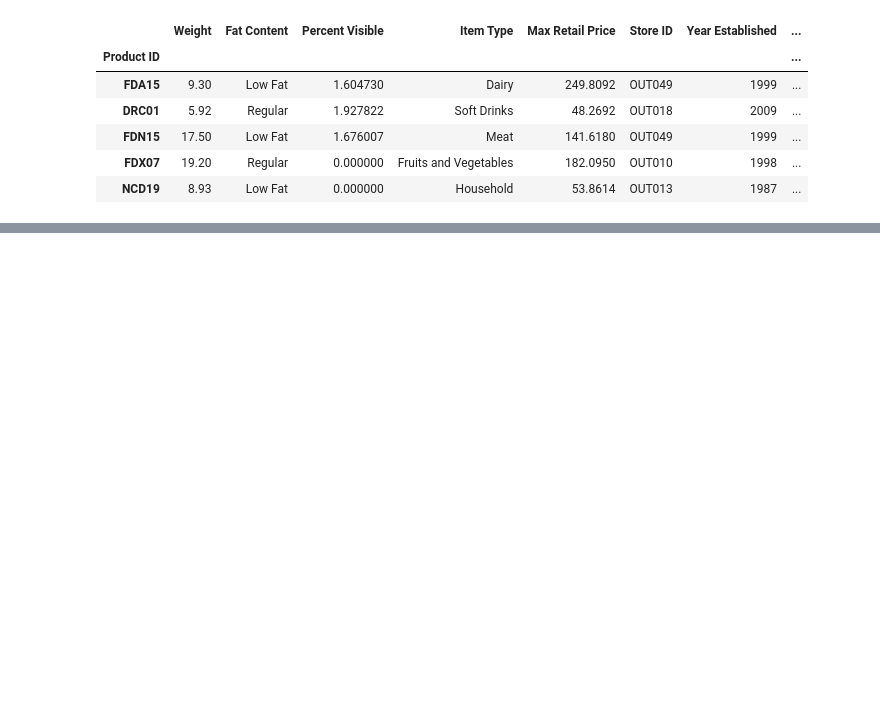
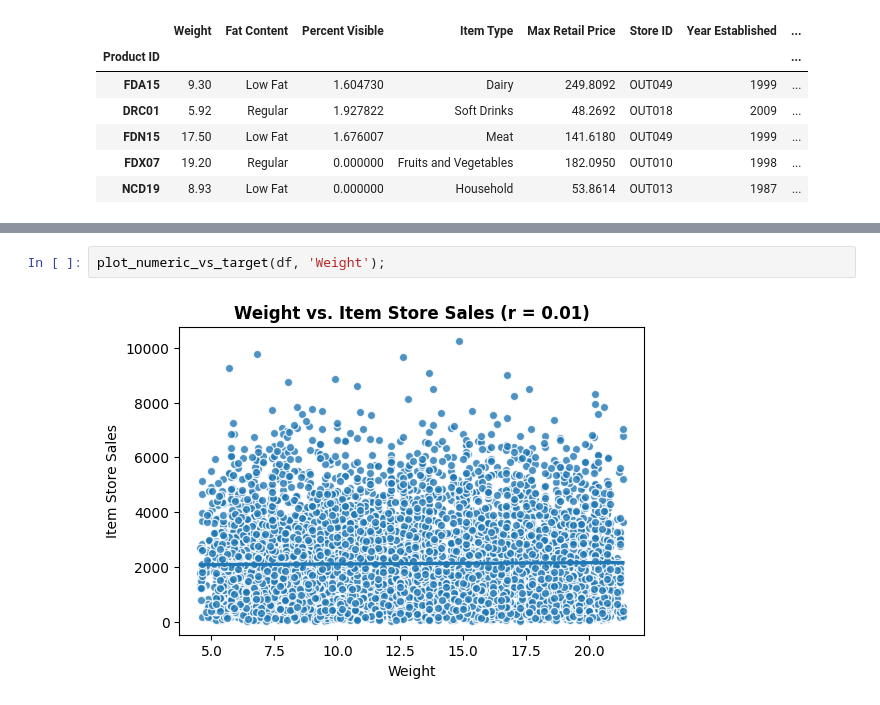
Before and after one commit to Rovidicus/Prediction-of-Product-Sales, a Jupyter notebook: PredictionofProductSales_LukeH.ipynb, the cells around one changed output, grey strips where cells are left out. Drawn from its saved outputs; the diff is of its cells as text; blank space fills up the shorter version.

```diff
--- a/PredictionofProductSales_LukeH.ipynb
+++ b/PredictionofProductSales_LukeH.ipynb
@@ -512,0 +741,4 @@ df.head()
+# %%
+plot_numeric_vs_target(df, 'Weight');
+# %% [output]
+[figure, added]
```
Also changed, not shown: parts of 58 cells of this notebook.
